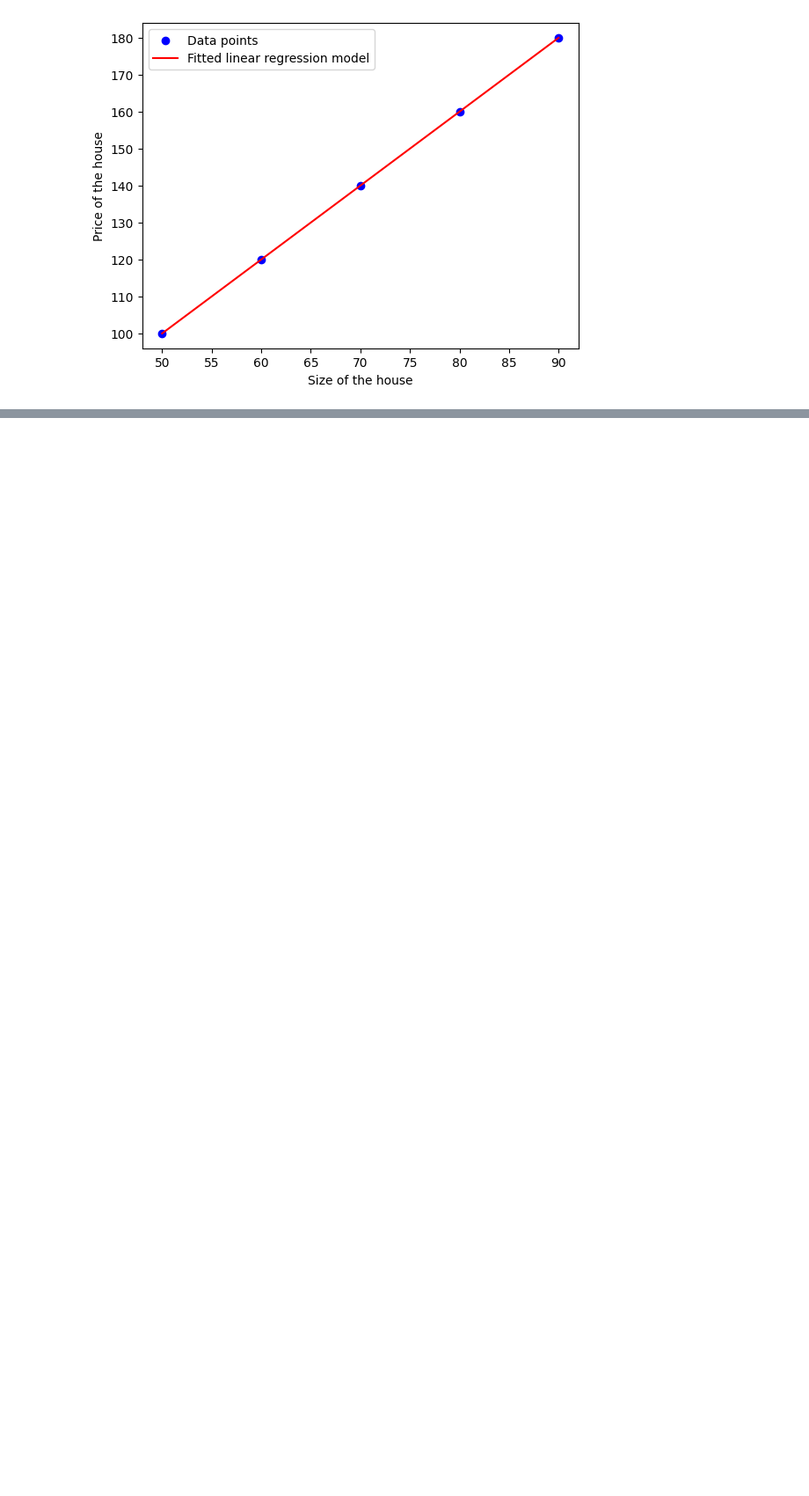
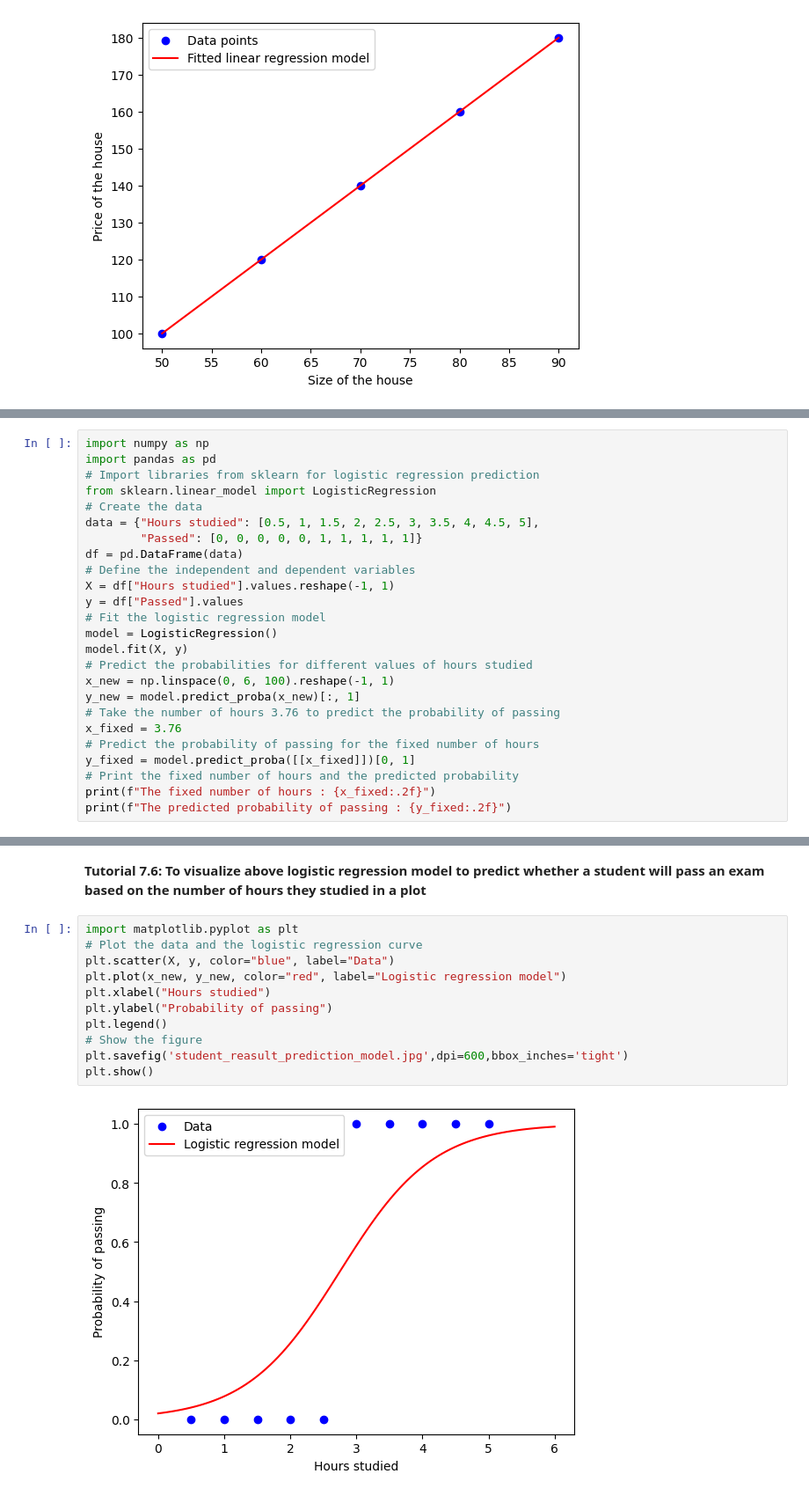
Before and after one commit to bpbpublications/Statistics-for-Data-Scientists-and-Analysts, a Jupyter notebook: notebooks/chapter7/chapter7.ipynb, the cells around one changed output, grey strips where cells are left out. Shown at 88% size. Cells and saved outputs as stored; diff of their text form; blank space fills up the shorter version.

Commit message:
logistic regression done

```diff
--- a/notebooks/chapter7/chapter7.ipynb
+++ b/notebooks/chapter7/chapter7.ipynb
@@ -99,0 +96,25 @@ plt.show() # Show the plot
+# %%
+import numpy as np
+import pandas as pd
+# Import libraries from sklearn for logistic regression prediction
+from sklearn.linear_model import LogisticRegression
+# Create the data
+data = {"Hours studied": [0.5, 1, 1.5, 2, 2.5, 3, 3.5, 4, 4.5, 5],
+        "Passed": [0, 0, 0, 0, 0, 1, 1, 1, 1, 1]}
+df = pd.DataFrame(data)
+# Define the independent and dependent variables
+X = df["Hours studied"].values.reshape(-1, 1)
+y = df["Passed"].values
+# Fit the logistic regression model
+model = LogisticRegression()
+model.fit(X, y)
+# Predict the probabilities for different values of hours studied
+x_new = np.linspace(0, 6, 100).reshape(-1, 1)
+y_new = model.predict_proba(x_new)[:, 1]
+# Take the number of hours 3.76 to predict the probability of passing
+x_fixed = 3.76
+# Predict the probability of passing for the fixed number of hours
+y_fixed = model.predict_proba([[x_fixed]])[0, 1]
+# Print the fixed number of hours and the predicted probability
+print(f"The fixed number of hours : {x_fixed:.2f}")
+print(f"The predicted probability of passing : {y_fixed:.2f}")
@@ -99,0 +124,15 @@ plt.show() # Show the plot
+# %% [markdown]
+**Tutorial 7.6: To visualize above logistic regression model to predict whether a student will pass an exam based on the number of hours they studied in a plot**
+# %%
+import matplotlib.pyplot as plt
+# Plot the data and the logistic regression curve
+plt.scatter(X, y, color="blue", label="Data")
+plt.plot(x_new, y_new, color="red", label="Logistic regression model")
+plt.xlabel("Hours studied")
+plt.ylabel("Probability of passing")
+plt.legend()
+# Show the figure
+plt.savefig('student_reasult_prediction_model.jpg',dpi=600,bbox_inches='tight')
+plt.show()
+# %% [output]
+[figure, added]
```
Also changed, not shown: parts of 4 cells of this notebook.
